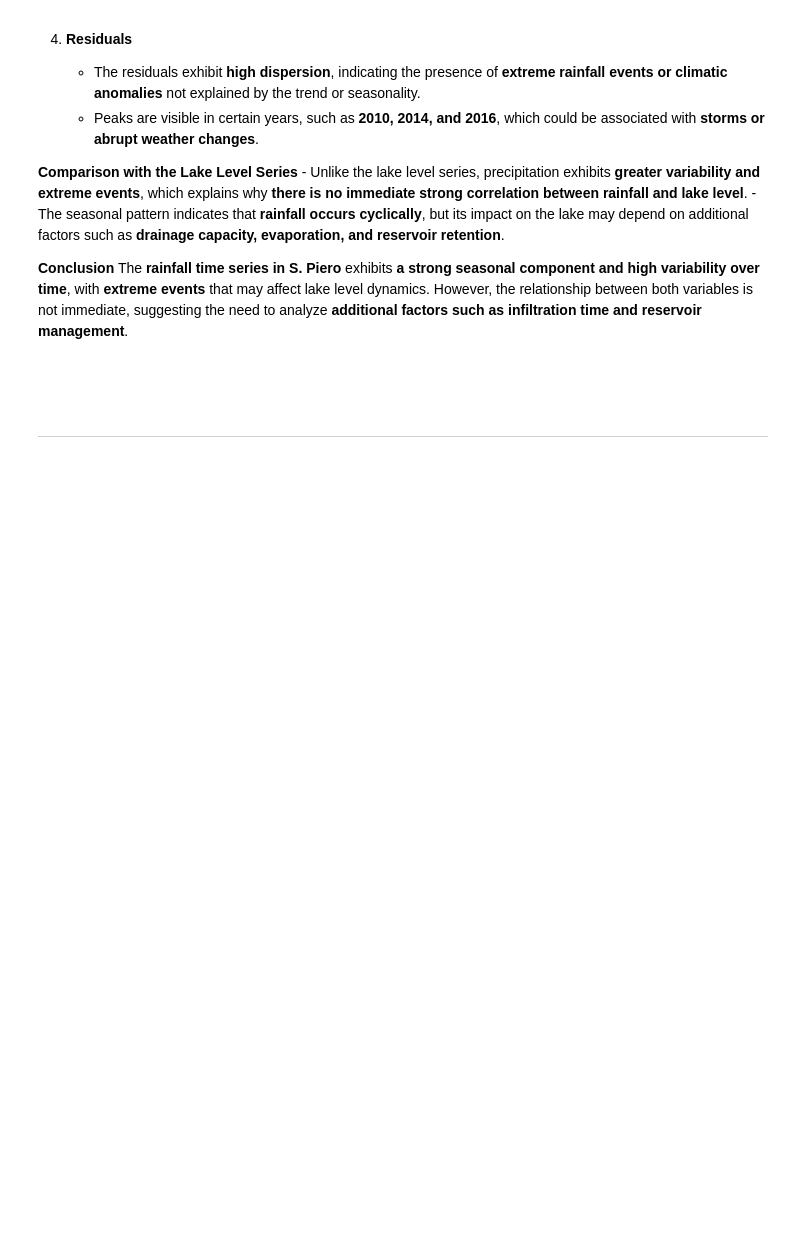
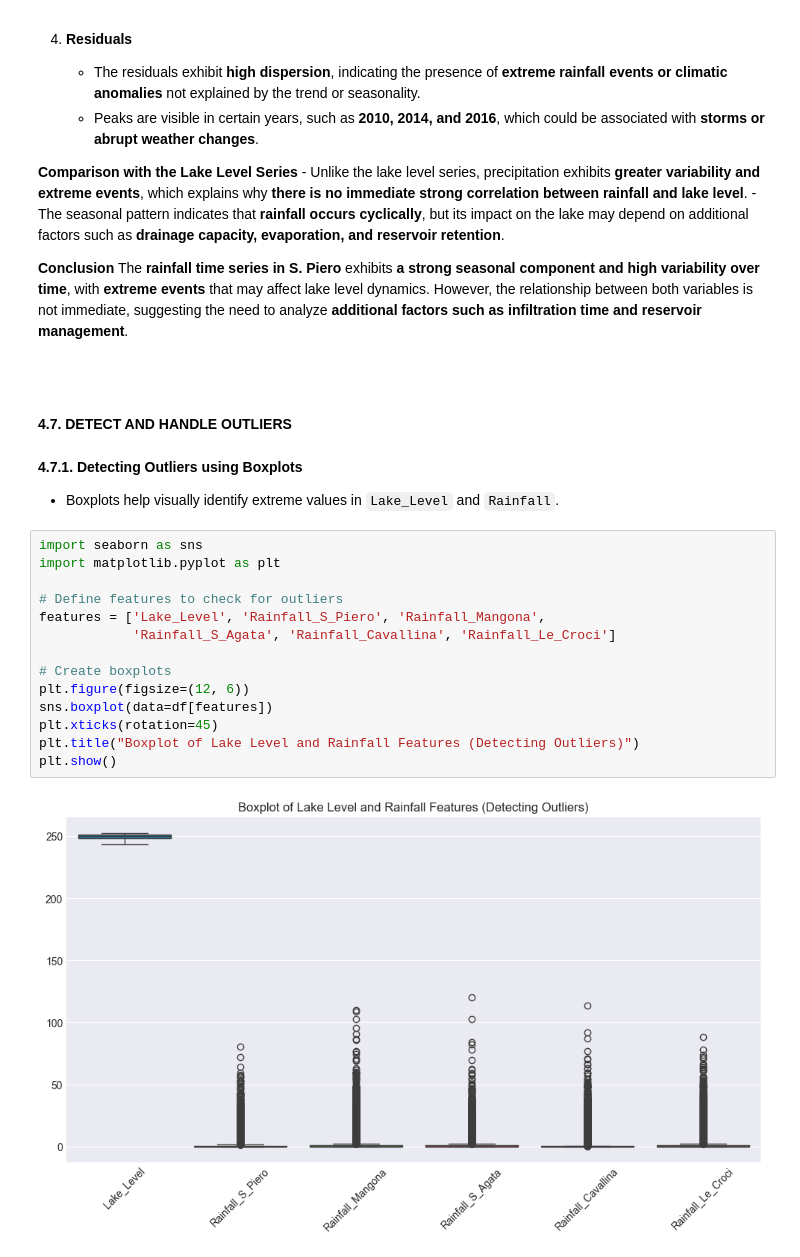
Before and after one commit to jenuzho/SMART-WATER-ANALYTICS-Times-Series, a Jupyter notebook: src/explore.ipynb, the cells around one changed output. Saved outputs shown, nothing was run; the diff lists cells and outputs as text; blank space fills up the shorter version.

Commit message:
4.7. Detect and handle Outliers

```diff
--- a/src/explore.ipynb
+++ b/src/explore.ipynb
@@ -958,7 +959,26 @@ This graph presents the **time series decomposition of precipitation in the S. P
 The **rainfall time series in S. Piero** exhibits **a strong seasonal component and high variability over time**, with **extreme events** that may affect lake level dynamics. However, the relationship between both variables is not immediate, suggesting the need to analyze **additional factors such as infiltration time and reservoir management**.
 
 <br>
-# %% [markdown]
-<br>
-
-****
+# %% [markdown]
+<br>
+
+**4.7. DETECT AND HANDLE OUTLIERS**
+# %% [markdown]
+**4.7.1. Detecting Outliers using Boxplots**
+- Boxplots help visually identify extreme values in `Lake_Level` and `Rainfall`.
+# %%
+import seaborn as sns
+import matplotlib.pyplot as plt
+
+# Define features to check for outliers
+features = ['Lake_Level', 'Rainfall_S_Piero', 'Rainfall_Mangona',
+            'Rainfall_S_Agata', 'Rainfall_Cavallina', 'Rainfall_Le_Croci']
+
+# Create boxplots
+plt.figure(figsize=(12, 6))
+sns.boxplot(data=df[features])
+plt.xticks(rotation=45)
+plt.title("Boxplot of Lake Level and Rainfall Features (Detecting Outliers)")
+plt.show()
+# %% [output]
+[figure, added]
```
Also changed, not shown: parts of 6 cells of this notebook.
